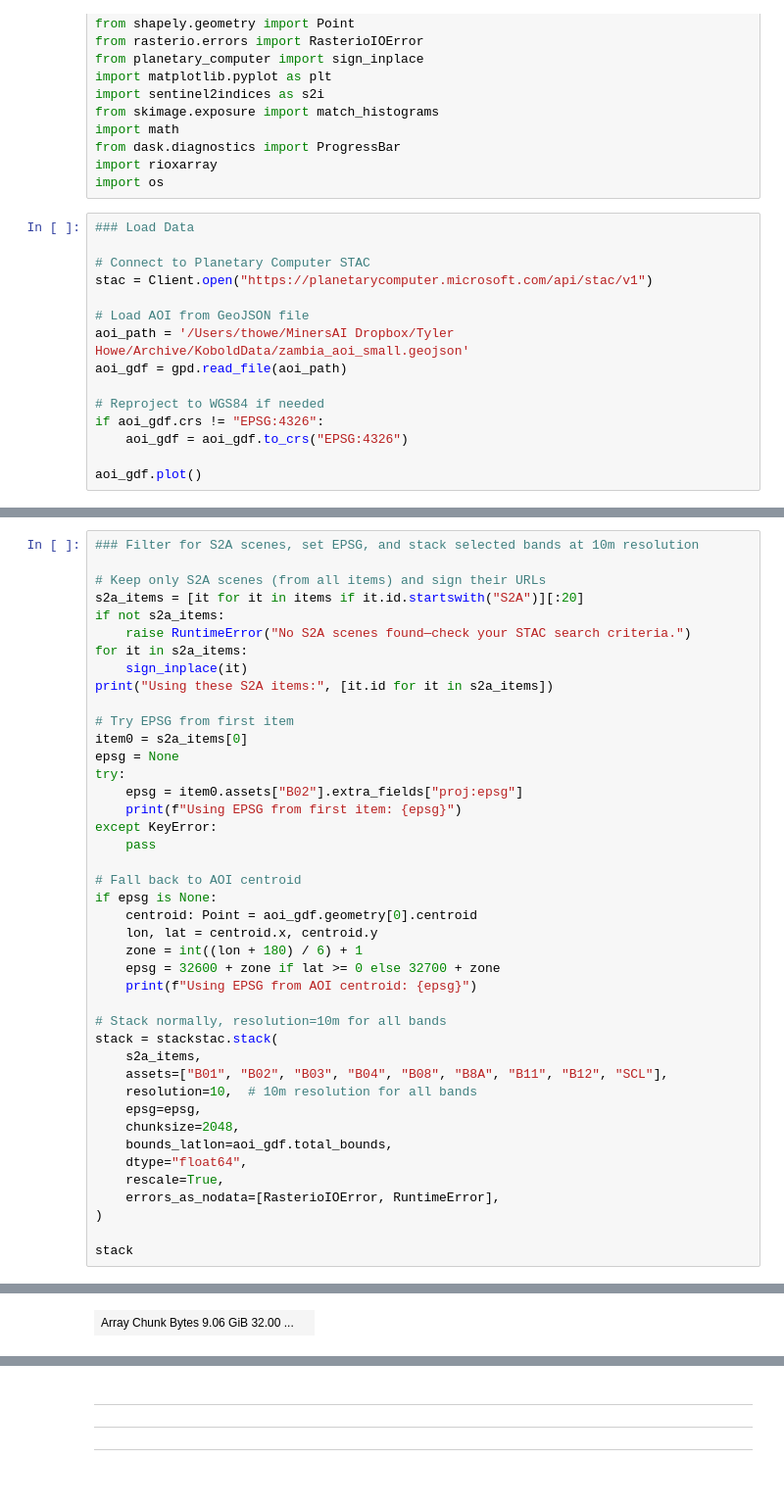
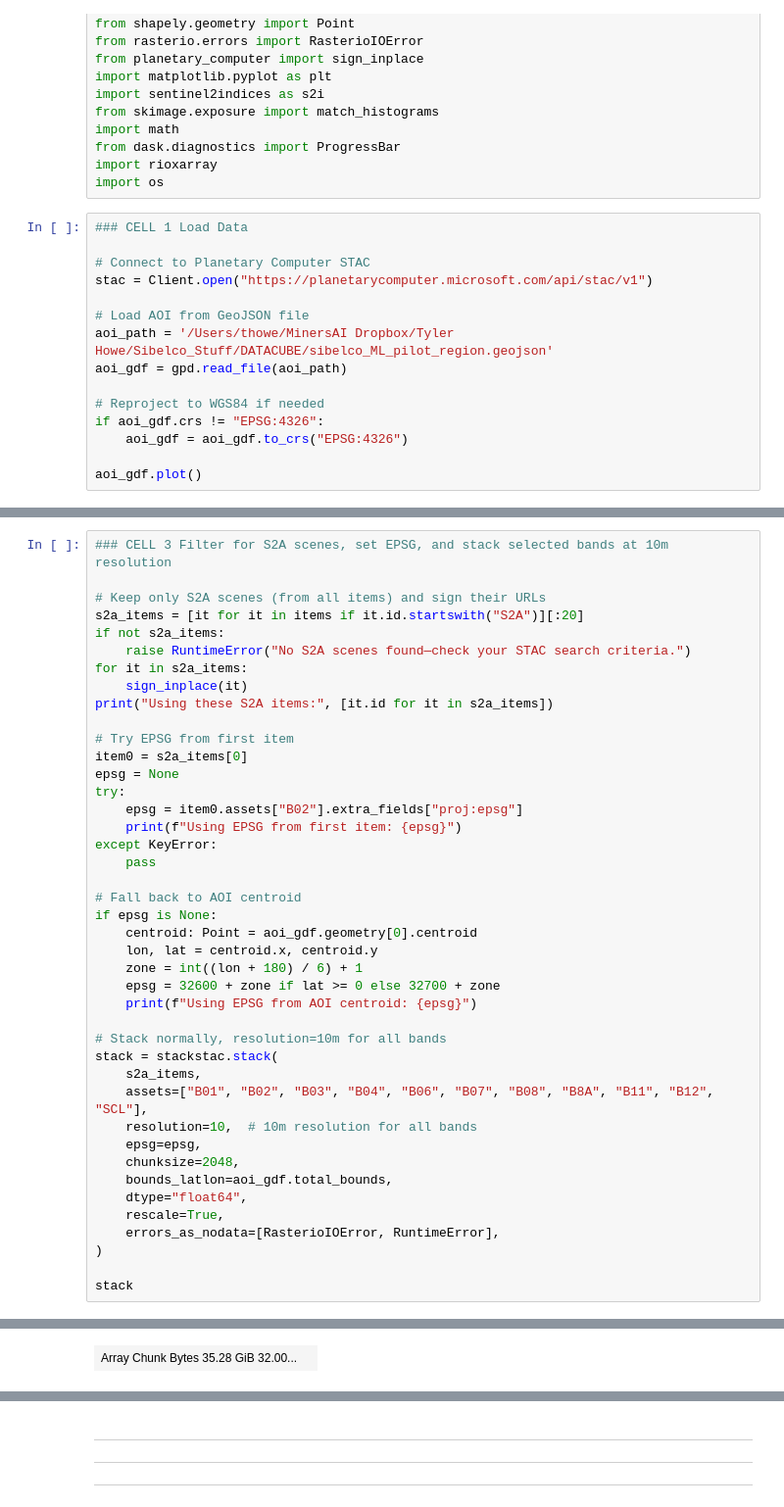
Before and after one commit to tyhowee/geo_datasci_tools, a Jupyter notebook: sentinel-2_indices/sentinel-2_data_query.ipynb, the cells around one changed output, grey strips where cells are left out. Shown: that part at 98% size. Cells and saved outputs as stored; diff of their text form.

```diff
--- a/sentinel-2_indices/sentinel-2_data_query.ipynb
+++ b/sentinel-2_indices/sentinel-2_data_query.ipynb
@@ -15,13 +15,13 @@ from dask.diagnostics import ProgressBar
 import rioxarray
 import os
 # %%
-### Load Data
+### CELL 1 Load Data
 
 # Connect to Planetary Computer STAC
 stac = Client.open("https://planetarycomputer.microsoft.com/api/stac/v1")
 
 # Load AOI from GeoJSON file
-aoi_path = '/Users/thowe/MinersAI Dropbox/Tyler Howe/Archive/KoboldData/zambia_aoi_small.geojson'
+aoi_path = '/Users/thowe/MinersAI Dropbox/Tyler Howe/Sibelco_Stuff/DATACUBE/sibelco_ML_pilot_region.geojson'
 aoi_gdf = gpd.read_file(aoi_path)
 
 # Reproject to WGS84 if needed
@@ -76,5 +60,5 @@ sat:relative_orbit
 # %%
-### Filter for S2A scenes, set EPSG, and stack selected bands at 10m resolution
+### CELL 3 Filter for S2A scenes, set EPSG, and stack selected bands at 10m resolution
 
 # Keep only S2A scenes (from all items) and sign their URLs
 s2a_items = [it for it in items if it.id.startswith("S2A")][:20]
@@ -104,7 +88,7 @@ if epsg is None:
 # Stack normally, resolution=10m for all bands
 stack = stackstac.stack(
     s2a_items,
-    assets=["B01", "B02", "B03", "B04", "B08", "B8A", "B11", "B12", "SCL"],
+    assets=["B01", "B02", "B03", "B04", "B06", "B07", "B08", "B8A", "B11", "B12", "SCL"],
     resolution=10,  # 10m resolution for all bands
     epsg=epsg,
     chunksize=2048,
@@ -128,2 +112,2 @@ x: 2545
 dask.array<chunksize=(1, 1, 2048, 2048), meta=np.ndarray>
-| Array Chunk Bytes 9.06 GiB 32.00 ... |  |
+| Array Chunk Bytes 35.28 GiB 32.00... |  |
```
Also changed, not shown: parts of 8 cells of this notebook, 1 other file.
